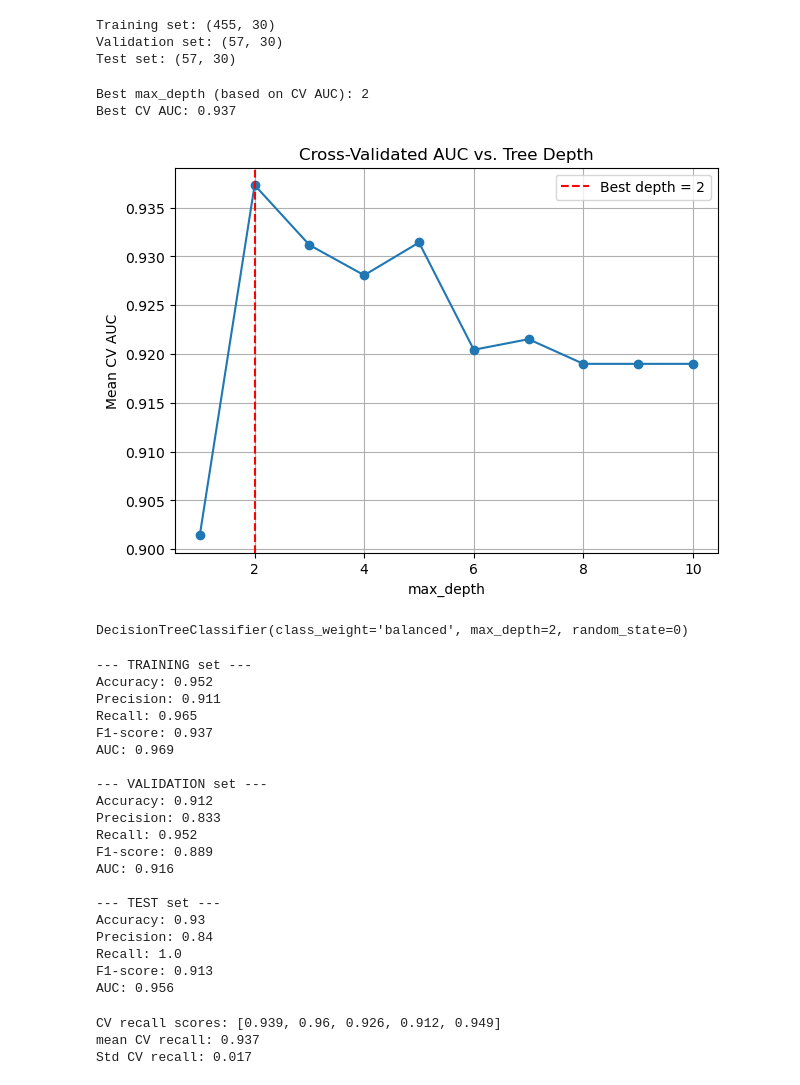
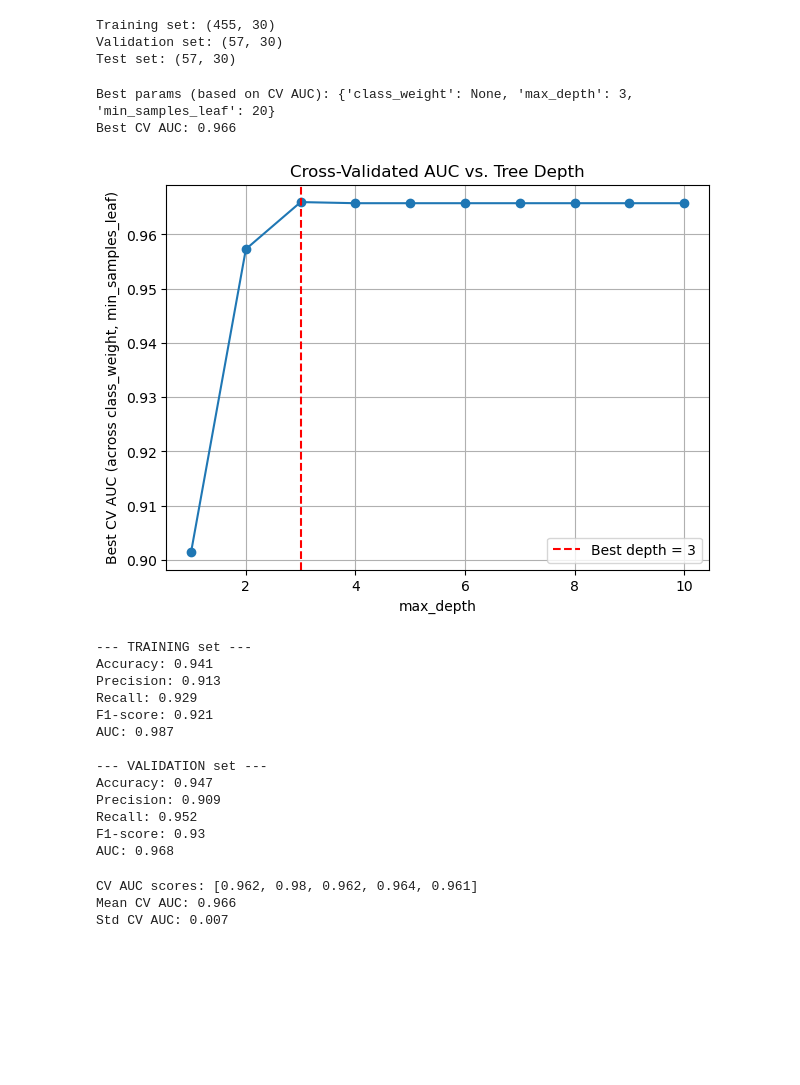
Before and after one commit to Duppal147/Stat-451, a Jupyter notebook: Stat 451 Decision Tree.ipynb, the cells around one changed output. Saved outputs shown, nothing was run; the diff lists cells and outputs as text; code cells hidden in the pictures; blank space fills up the shorter version.

```diff
--- a/Stat 451 Decision Tree.ipynb
+++ b/Stat 451 Decision Tree.ipynb
@@ -73,46 +73,48 @@ Test set: (57, 30)
 # %%
 from sklearn.model_selection import StratifiedKFold
 
-param_grid = {'max_depth': range(1, 11)}
+param_grid = {
+    'max_depth': range(1, 11),
+    'class_weight': [None, 'balanced'],
+    'min_samples_leaf': [1, 5, 10, 20]
+}
 
 cv_strategy = StratifiedKFold(n_splits=5, shuffle=True, random_state=0)
 
 grid_search = GridSearchCV(
-    DecisionTreeClassifier(class_weight='balanced', random_state=0),
+    DecisionTreeClassifier(random_state=0),
     param_grid,
     cv=cv_strategy,
     scoring='roc_auc'
 )
 grid_search.fit(X_train, y_train)
 
-best_depth = grid_search.best_params_['max_depth']
+best_params = grid_search.best_params_
 best_tree = grid_search.best_estimator_
 
-print(f"Best max_depth (based on CV AUC): {best_depth}")
+print(f"Best params (based on CV AUC): {best_params}")
 print(f"Best CV AUC: {round(grid_search.best_score_, 3)}")
 # %% [output]
-Best max_depth (based on CV AUC): 2
-Best CV AUC: 0.937
+Best params (based on CV AUC): {'class_weight': None, 'max_depth': 3, 'min_samples_leaf': 20}
+Best CV AUC: 0.966
 # %%
-depths = param_grid['max_depth']
-mean_auc = grid_search.cv_results_['mean_test_score']
+results = pd.DataFrame(grid_search.cv_results_)
+
+best_per_depth = results.groupby(results['param_max_depth'])['mean_test_score'].max()
+
+best_depth = best_params['max_depth']  # pull depth out of the full best_params dict
 
 plt.figure(figsize=(7, 5))
-plt.plot(list(depths), mean_auc, marker='o')
+plt.plot(best_per_depth.index, best_per_depth.values, marker='o')
 plt.axvline(best_depth, color='red', linestyle='--', label=f'Best depth = {best_depth}')
 plt.xlabel('max_depth')
-plt.ylabel('Mean CV AUC')
+plt.ylabel('Best CV AUC (across class_weight, min_samples_leaf)')
 plt.title('Cross-Validated AUC vs. Tree Depth')
 plt.legend()
 plt.grid(True)
 plt.show()
 # %% [output]
-[figure, old version]
+[figure, new version]
-# %%
-best_tree = DecisionTreeClassifier(max_depth=best_depth, class_weight='balanced', random_state=0)
-best_tree.fit(X_train, y_train)
-# %% [output]
-DecisionTreeClassifier(class_weight='balanced', max_depth=2, random_state=0)
 # %%
 def report(name, y_true, y_pred, y_proba):
     print(f"--- {name} ---")
@@ -135,43 +137,36 @@ y_val_proba = best_tree.predict_proba(X_val)[:, 1]
 report("VALIDATION set", y_val, y_val_pred, y_val_proba)
 
 # test
-y_test_pred = best_tree.predict(X_test)
-y_test_proba = best_tree.predict_proba(X_test)[:, 1]
-report("TEST set", y_test, y_test_pred, y_test_proba)
+#y_test_pred = best_tree.predict(X_test)
+#y_test_proba = best_tree.predict_proba(X_test)[:, 1]
+#report("TEST set", y_test, y_test_pred, y_test_proba)
 # %% [output]
 --- TRAINING set ---
-Accuracy: 0.952
-Precision: 0.911
-Recall: 0.965
-F1-score: 0.937
-AUC: 0.969
+Accuracy: 0.941
+Precision: 0.913
+Recall: 0.929
+F1-score: 0.921
+AUC: 0.987
 
 --- VALIDATION set ---
-Accuracy: 0.912
-Precision: 0.833
+Accuracy: 0.947
+Precision: 0.909
 Recall: 0.952
-F1-score: 0.889
-AUC: 0.916
-
---- TEST set ---
-Accuracy: 0.93
-Precision: 0.84
-Recall: 1.0
-F1-score: 0.913
-AUC: 0.956
+F1-score: 0.93
+AUC: 0.968
 # %%
 cv_scores = cross_val_score(
-    DecisionTreeClassifier(max_depth=best_depth, class_weight='balanced', random_state=0),
+    DecisionTreeClassifier(**best_tree.get_params()),
     X_train, y_train,
     cv=cv_strategy,
     scoring='roc_auc'
 )
 
-print("CV recall scores:", [round(s, 3) for s in cv_scores])
-print ("mean CV recall:", round(cv_scores.mean(), 3))
-print ("Std CV recall:", round(cv_scores.std(), 3))
+print("CV AUC scores:", [round(s, 3) for s in cv_scores])
+print("Mean CV AUC:", round(cv_scores.mean(), 3))
+print("Std CV AUC:", round(cv_scores.std(), 3))
 # %% [output]
-CV recall scores: [0.939, 0.96, 0.926, 0.912, 0.949]
-mean CV recall: 0.937
-Std CV recall: 0.017
+CV AUC scores: [0.962, 0.98, 0.962, 0.964, 0.961]
+Mean CV AUC: 0.966
+Std CV AUC: 0.007
 # %%
```
Also changed, not shown: parts of 4 cells of this notebook.
